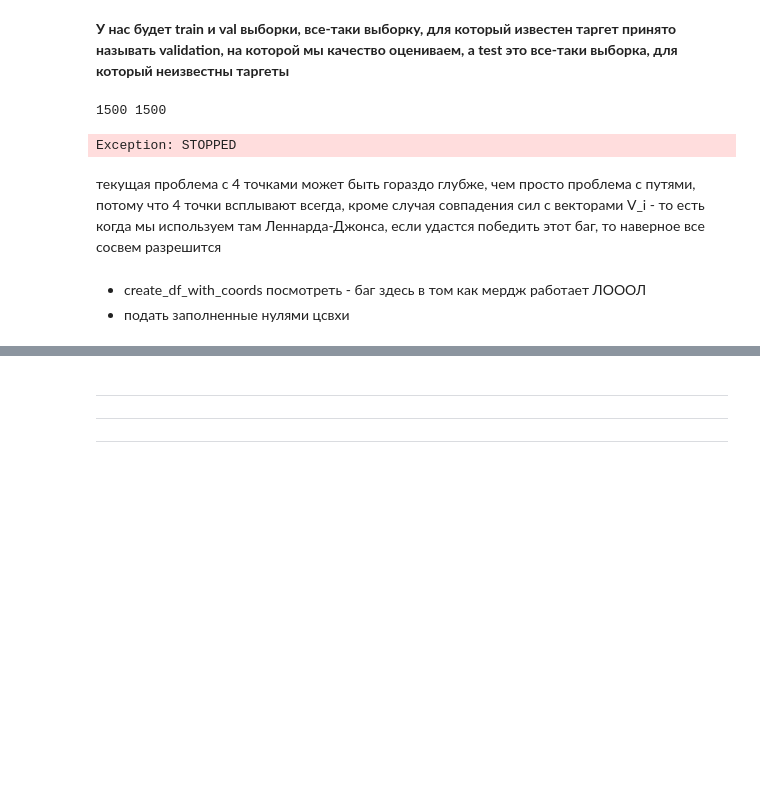
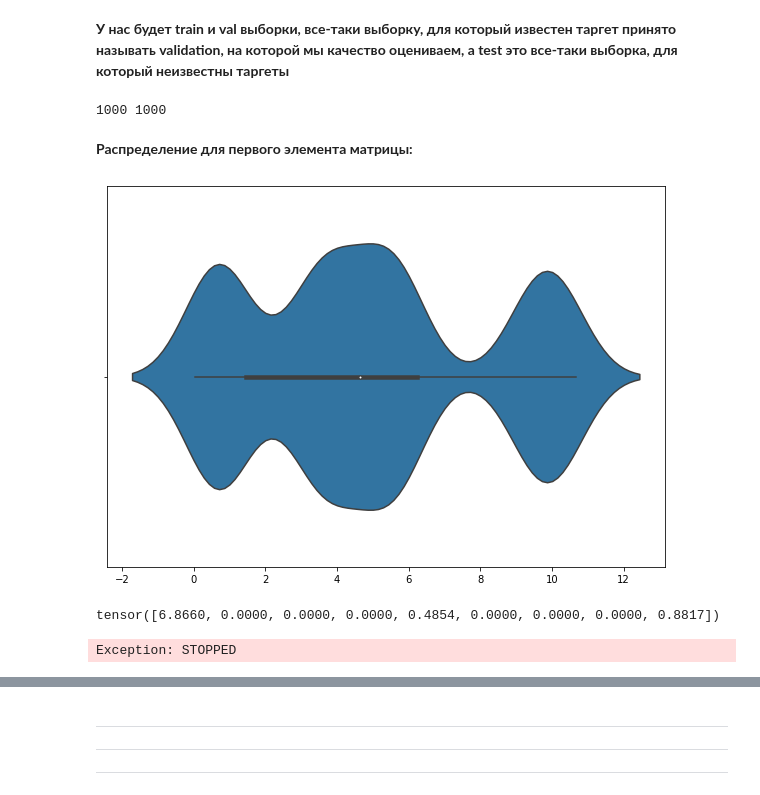
Before and after one commit to Alphonsce/Machine-learning-for-MD-project, a Jupyter notebook: python_notebook.ipynb, the cells around one changed output, grey strips where cells are left out. Saved outputs shown, nothing was run; the diff lists cells and outputs as text; code cells hidden in the pictures; blank space fills up the shorter version.

```diff
--- a/python_notebook.ipynb
+++ b/python_notebook.ipynb
@@ -72,7 +72,7 @@ class CFG:
 
     # train_bs = 8
     # val_bs = 16
-    batch_size = 1024
+    batch_size = 512
 
     device = torch.device("cuda:0" if torch.cuda.is_available() else "cpu")
 
@@ -421,7 +421,7 @@ def make_one_vec_transformed(vec, vec_norm, r_cut_i, p_i):
     norm: its norm
     r_cut_i: i-th component of
     '''
-    return 4 * (12 * pow(vec_norm, -13) - 6 * pow(vec_norm, -7)) * (vec)    # явный вид Леннард-Джонса
+    # return 4 * (12 * pow(vec_norm, -13) - 6 * pow(vec_norm, -7)) * (vec)    # явный вид Леннард-Джонса
 
     # return vec / vec_norm
 
@@ -430,6 +430,12 @@ def make_one_vec_transformed(vec, vec_norm, r_cut_i, p_i):
     # return vec * np.exp(
     #     -np.power((vec_norm / r_cut_i), p_i)
     #     )
+
+    # return vec * (
+    #     -np.power((vec_norm / r_cut_i), p_i)
+    #     )
+
+    return 4 * (12 * pow(vec_norm, -r_cut_i) - 6 * pow(vec_norm, -p_i)) * (vec)    # явный вид Леннард-Джонса
 
 make_matrix_transformed = np.vectorize(make_one_vec_transformed)
 
@@ -478,10 +484,11 @@ def _calculate_matrix_for_atom(relative_distances, r_cut=CFG.r_cut, p=CFG.p, N_n
     V = create_V(normalized_rel_distances, norms)
 
     if CFG.K == 3 and use_orthogonal:
+        diagonal_V_matr = [[0] * CFG.K for i in range(K)]
+        for i in range(K):
+            diagonal_V_matr[i][i] = V[i][i]
         V = np.array(
-            [[V[0][0], 0, 0],
-            [0, V[0][1], 0],
-            [0, 0, V[0][2]]]
+            diagonal_V_matr
         )
 
     if np.inf in V / norm(V, axis=-1)[:, np.newaxis] or np.nan in V / norm(V, axis=-1)[:, np.newaxis]:
@@ -646,18 +653,35 @@ folder = "coords_and_" + MODE   # MODE справа
 coords_file_path = folder + '/coords' + str(CFG.N) + '.csv'
 forces_file_path = folder + '/' + MODE + str(CFG.N) + '.csv'    # и здесь тоже MODE вместо forces
 # %%
-dataset = create_tensor_dataset(coords_file_path=coords_file_path, forces_file_path=forces_file_path, step=5, clean=False, use_orthogonal=True)
+dataset = create_tensor_dataset(
+    coords_file_path=coords_file_path,
+    forces_file_path=forces_file_path,
+
+    step=5,
+
+    clean=False,
+    use_orthogonal=True
+)
 # %% [output]
-1500 1500
+1000 1000
 # %%
 dataset_folder = "dataset_objects/" + MODE + '/'
 torch.save(dataset, dataset_folder + str(CFG.N) + '_dataset_K_' + str(CFG.K) + '.pt')
+# %% [markdown]
+**Распределение для первого элемента матрицы:**
+# %%
+plt.figure(figsize=(10, 7))
+sns.violinplot(
+    x=[elem[0][0].item() for elem in dataset], width=0.7
+)
+None
+# %% [output]
+[figure, added]
+# %%
+dataset[0][0]
+# %% [output]
+tensor([6.8660, 0.0000, 0.0000, 0.0000, 0.4854, 0.0000, 0.0000, 0.0000, 0.8817])
 # %%
 raise Exception("STOPPED")
 # %% [output]
 Exception: STOPPED
-# %% [markdown]
-текущая проблема с 4 точками может быть гораздо глубже, чем просто проблема с путями, потому что 4 точки всплывают всегда, кроме случая совпадения сил с векторами V_i - то есть когда мы используем там Леннарда-Джонса, если удастся победить этот баг, то наверное все сосвем разрешится
-# %% [markdown]
-- create_df_with_coords посмотреть - баг здесь в том как мердж работает ЛОООЛ
-- подать заполненные нулями цсвхи
```
Also changed, not shown: parts of 3 cells of this notebook, 7 other files.
